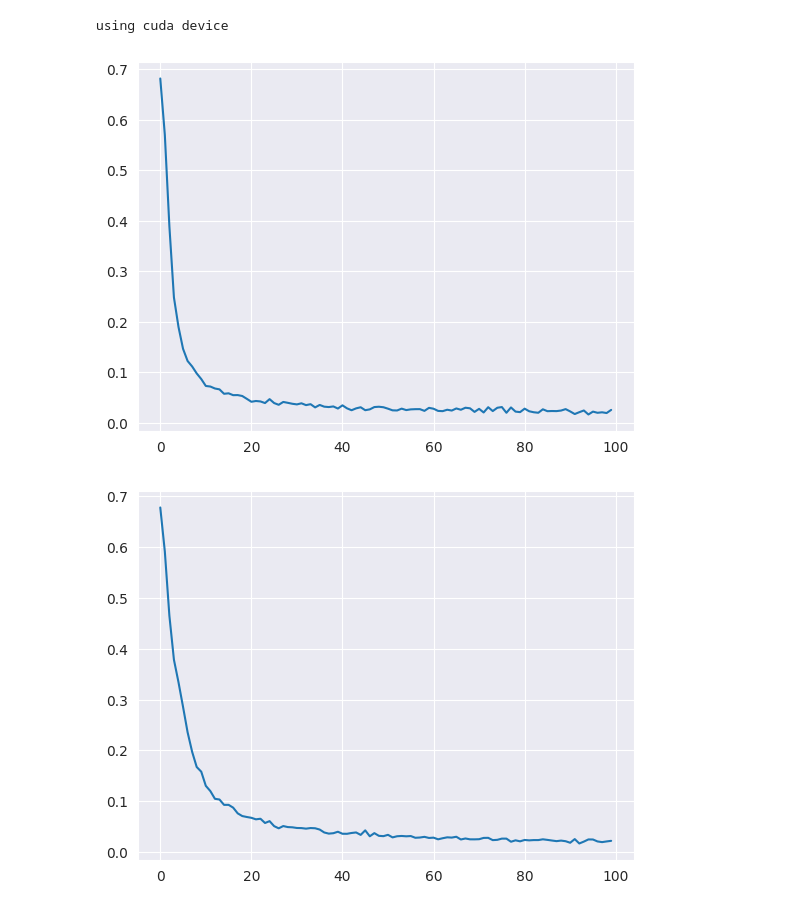
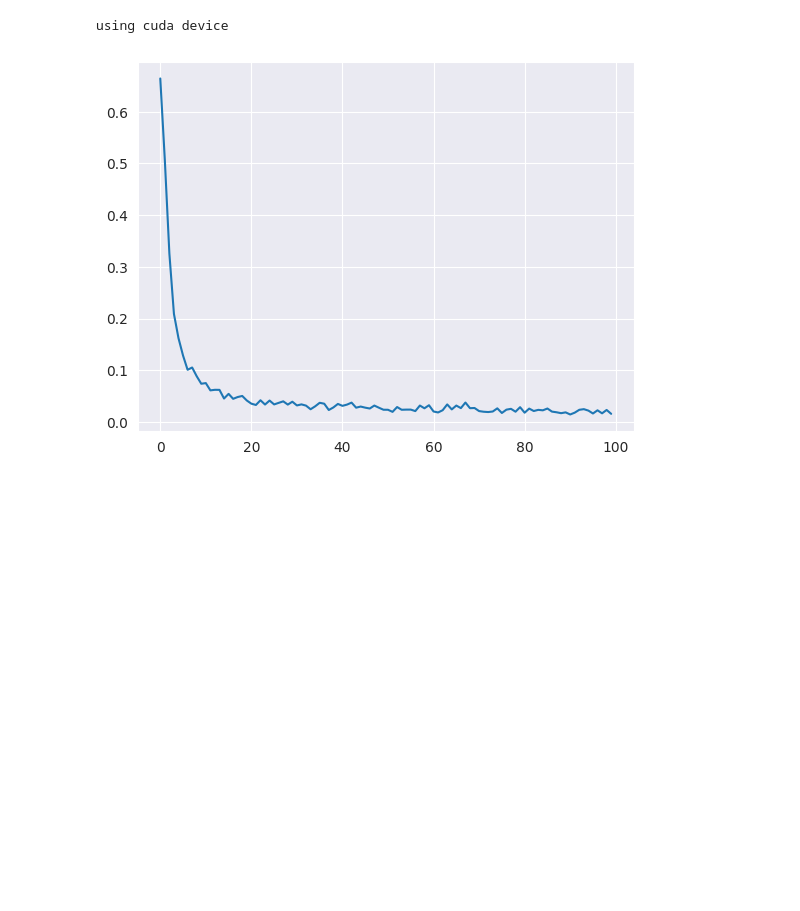
Before and after one commit to HydrofinLoewenherz/embedding-eval-framework, a Jupyter notebook: notebooks/main.ipynb, the cells around one changed output. Saved outputs shown, nothing was run; the diff lists cells and outputs as text; code cells hidden in the pictures; blank space fills up the shorter version.

```diff
--- a/notebooks/main.ipynb
+++ b/notebooks/main.ipynb
@@ -16,10 +21,10 @@ import networkx as nx
 import seaborn as sns
 import math
 from tqdm.notebook import tqdm
-import random
 from typing import List, Tuple
 from torch.utils.tensorboard import SummaryWriter
-
+import itertools
+import random
 
 @dataclass
 class Args:
@@ -32,9 +37,9 @@ class Args:
     train_size = 0.8
     wandb = False
     # graph
-    graph_size = 100
+    graph_size = 800
     graph_shape = 'disc'
-    rg_radius = 0.15
+    rg_radius = 0.05
 
 args = Args()
 # %%
@@ -109,11 +114,7 @@ class RandomGeometricGraphBuilder:
             pos=list_to_dict(self.nodes)
         )
         self.node_index_pairs = get_node_pairs(self.n_nodes)
-        self.edges: NodeIndexPairs = [
-            (i0, i1)
-            for (i0, i1) in tqdm(self.node_index_pairs, desc="generating dataset labels from node pairs")
-            if self.graph.has_edge(i0, i1)
-        ]
+        self.adjacency_matrix = nx.adjacency_matrix(self.graph)
 # %%
 # Define model
 class NeuralNetwork(nn.Module):
@@ -298,20 +307,18 @@ class EmbeddingEvaluator:
 # %%
 evaluator = None
 graph_builder = None
 
-for _ in range(20):
+for _ in range(1):
     # build and run evaluator
     graph_builder = RandomGeometricGraphBuilder()
     evaluator = EmbeddingEvaluator(
         graph_builder.nodes,
-        graph_builder.edges,
-        graph_builder.nodes # for random geometric graph, the structure defines the embedding
+        graph_builder.adjacency_matrix,
     )
 
     evaluator.train(
         loss_fn=nn.BCEWithLogitsLoss(),
         optimizer=torch.optim.Adam(evaluator.net.parameters(), lr=1e-3)
     )
 # %% [output]
-[figure, old version]
+[figure, new version]
-[figure, removed]
```
Also changed, not shown: parts of 6 cells of this notebook.
